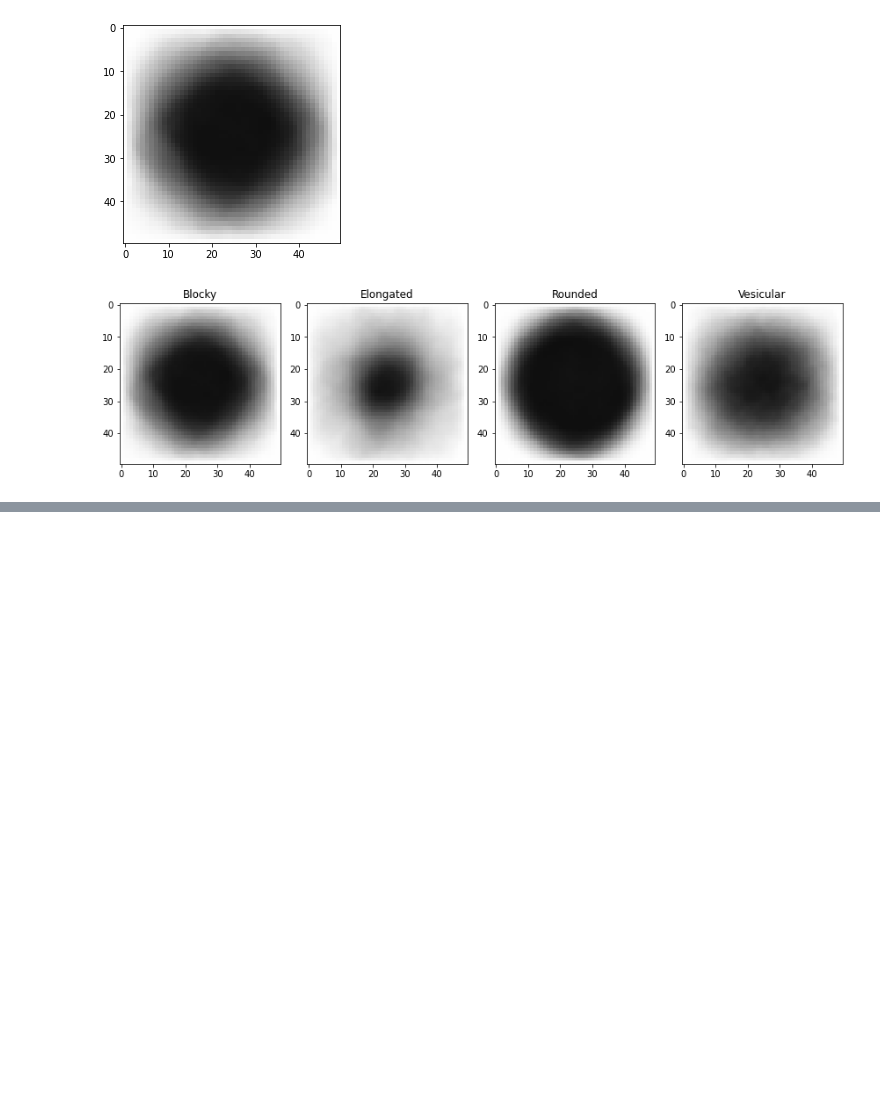
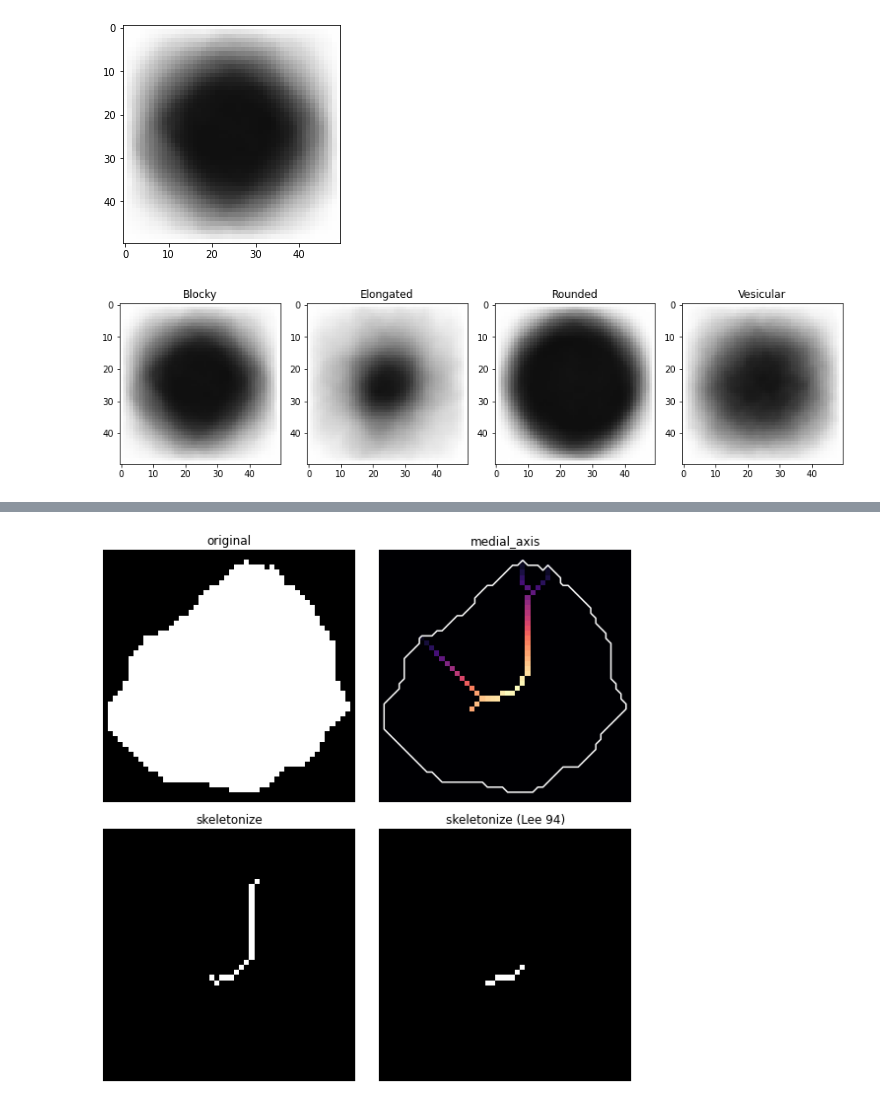
Before and after one commit to ieferreira/up-ash-classification, a Jupyter notebook: 0-eda.ipynb, the cells around one changed output, grey strips where cells are left out. Drawn from its saved outputs; the diff is of its cells as text; code cells hidden in the pictures; blank space fills up the shorter version.

```diff
--- a/0-eda.ipynb
+++ b/0-eda.ipynb
@@ -69,0 +91,44 @@ graphImgs([average_image("blocky"), average_image("elongated"), average_image("r
+# %%
+from skimage.morphology import medial_axis, skeletonize
+image = cv2.imread("rounded/FN15101201_3-5x-R42_revised_2392.jpg")
+
+image = cv2.cvtColor(image, cv2.COLOR_BGR2GRAY)
+
+blobs = cv2.threshold(image.astype('uint8'), 0, 255, cv2.THRESH_BINARY_INV | cv2.THRESH_OTSU)[1]
+
+blobs = blobs.clip(max=1)
+
+# Compute the medial axis (skeleton) and the distance transform
+skel, distance, = medial_axis(blobs, return_distance=True)
+
+# Compare with other skeletonization algorithms
+skeleton = skeletonize(blobs)
+skeleton_lee = skeletonize(blobs, method='lee')
+
+# Distance to the background for pixels of the skeleton
+dist_on_skel = distance * skel
+
+fig, axes = plt.subplots(2, 2, figsize=(8, 8), sharex=True, sharey=True)
+ax = axes.ravel()
+
+ax[0].imshow(blobs, cmap=plt.cm.gray)
+ax[0].set_title('original')
+ax[0].axis('off')
+
+ax[1].imshow(dist_on_skel, cmap='magma')
+ax[1].contour(blobs, [0.5], colors='w')
+ax[1].set_title('medial_axis')
+ax[1].axis('off')
+
+ax[2].imshow(skeleton, cmap=plt.cm.gray)
+ax[2].set_title('skeletonize')
+ax[2].axis('off')
+
+ax[3].imshow(skeleton_lee, cmap=plt.cm.gray)
+ax[3].set_title("skeletonize (Lee 94)")
+ax[3].axis('off')
+
+fig.tight_layout()
+plt.show()
+# %% [output]
+[figure, added]
```
Also changed, not shown: parts of 8 cells of this notebook, 1 other file.
